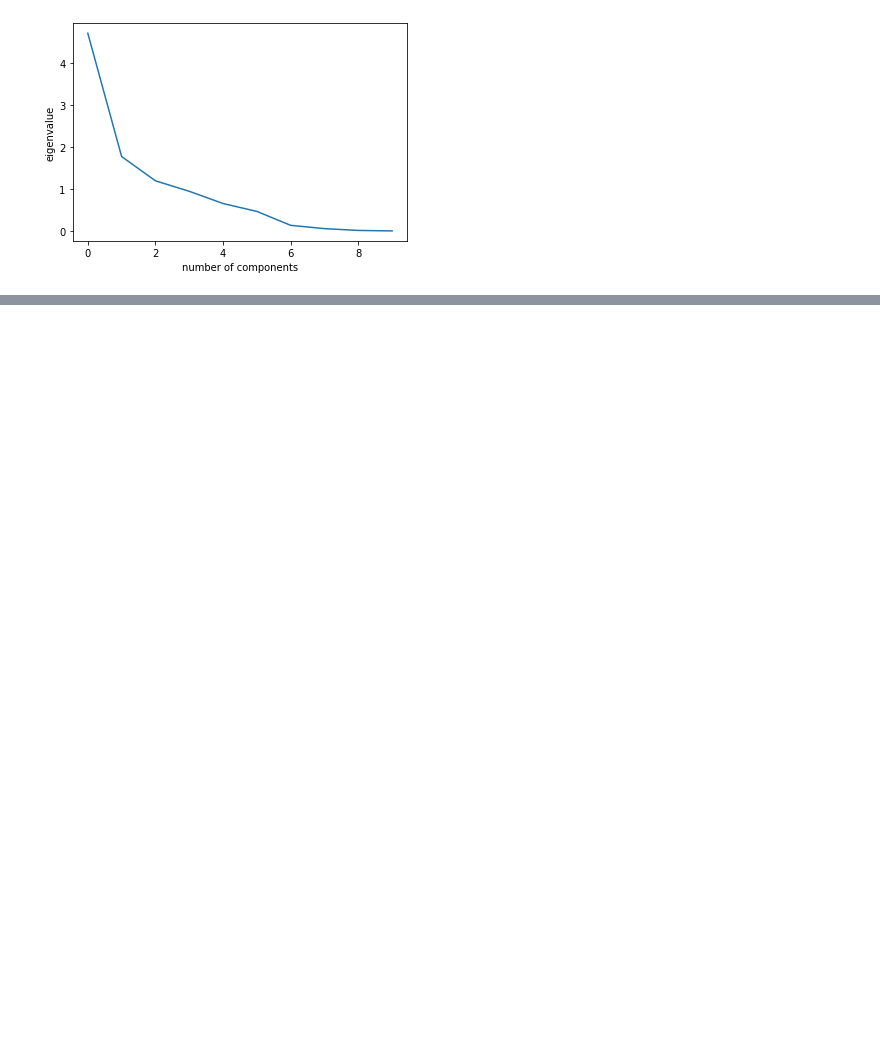
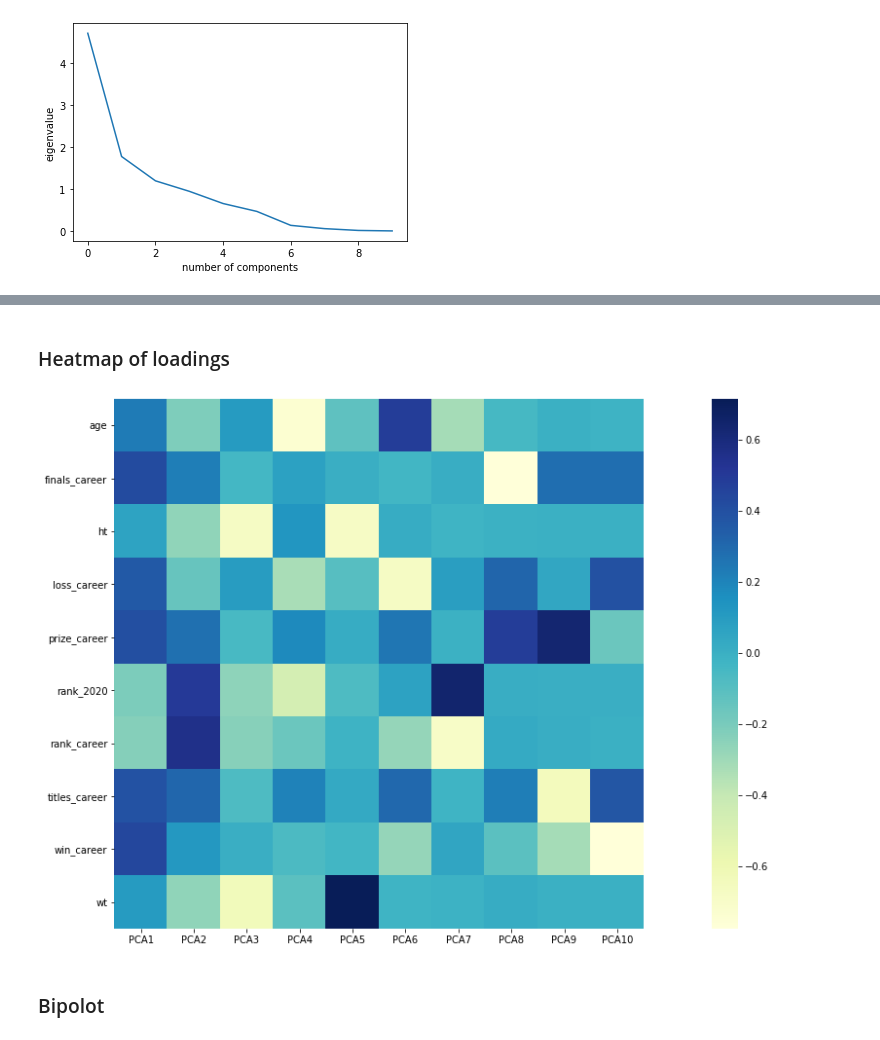
Before and after one commit to rabujamra/Scrapy_Project, a Jupyter notebook: Proj_Tennis.ipynb, the cells around one changed output, grey strips where cells are left out. Cells and saved outputs as stored; diff of their text form; code cells hidden in the pictures; blank space fills up the shorter version.

```diff
--- a/Proj_Tennis.ipynb
+++ b/Proj_Tennis.ipynb
@@ -417,0 +425,15 @@ plt.show()
+# %% [markdown]
+### Heatmap of loadings
+# %%
+plt.figure(figsize=(25,10))
+ax = sns.heatmap(pca.components_.T,
+                 cmap='YlGnBu',
+                 xticklabels=[ "PCA"+str(x) for x in range(1,pca.n_components_+1)],
+                 yticklabels=list(Ten1_cont.columns),
+                 cbar_kws={"orientation": "vertical"})
+ax.set_aspect("equal")
+plt.show()
+# %% [output]
+[figure, added]
+# %% [markdown]
+### Bipolot
```
Also changed, not shown: parts of 11 cells of this notebook, 1 other file.
